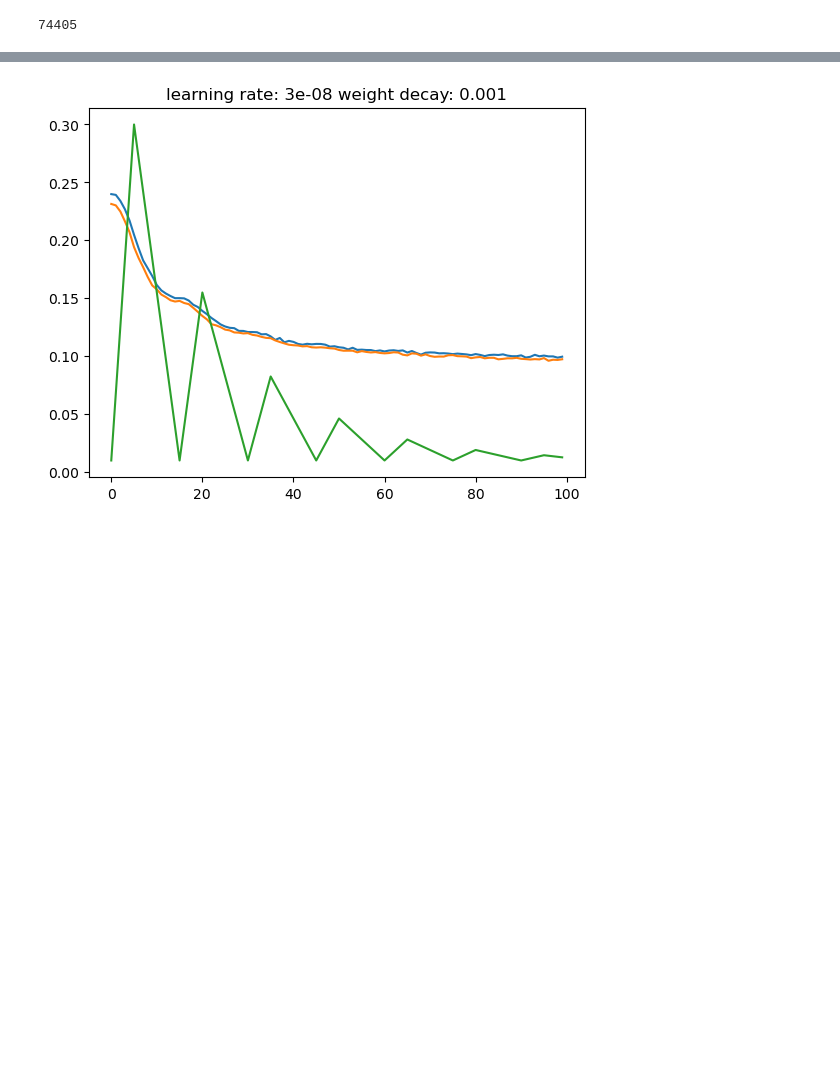
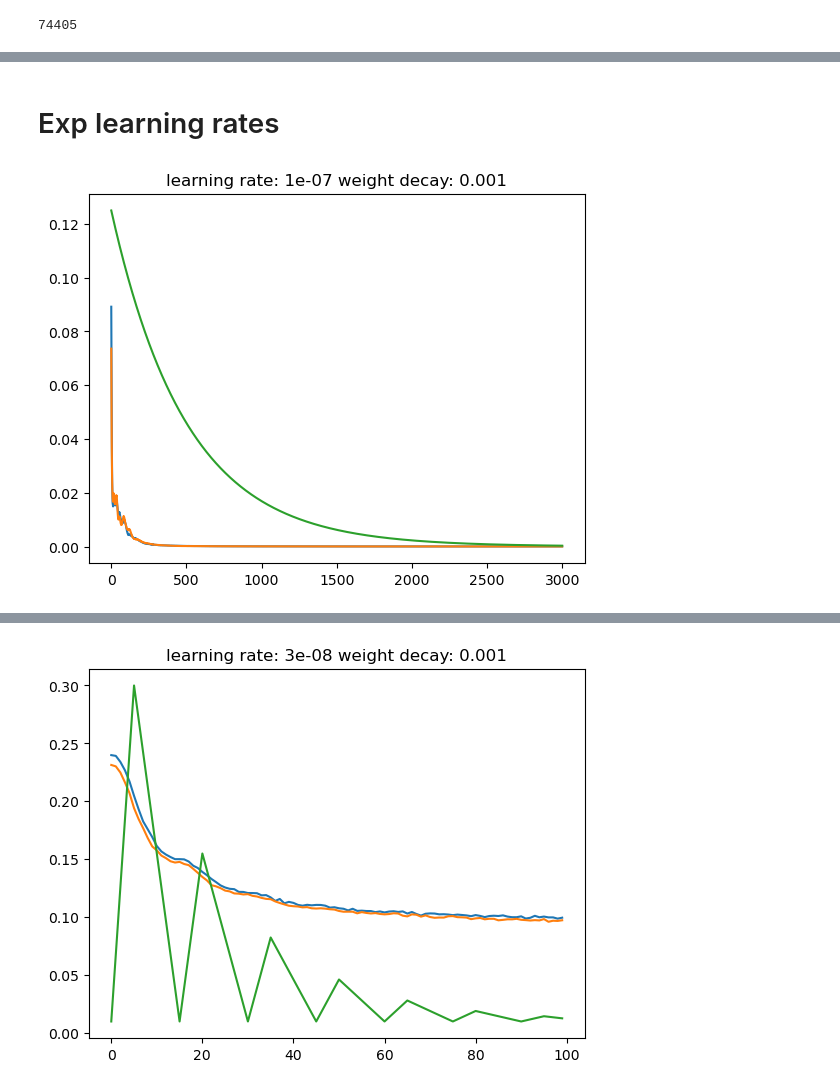
Before and after one commit to Harshjoon/instrument_position_detection_using_ML, a Jupyter notebook: notebooks/set_4/learning_rate_test.ipynb, the cells around one changed output, grey strips where cells are left out. Drawn from its saved outputs; the diff is of its cells as text; code cells hidden in the pictures; blank space fills up the shorter version.

```diff
--- a/notebooks/set_4/learning_rate_test.ipynb
+++ b/notebooks/set_4/learning_rate_test.ipynb
@@ -102,8 +102,8 @@ def train_one_epoch(
     optimizer
 ):
     running_loss = 0.
-    #loss_fn = nn.MSELoss()
-    loss_fn = nn.L1Loss()
+    loss_fn = nn.MSELoss()
+    #loss_fn = nn.L1Loss()
 
     model.train(True)
 
@@ -125,8 +125,8 @@ def validate_one_epoch(
     optimizer
 ):
     running_loss = 0.
-    #loss_fn = nn.MSELoss()
-    loss_fn = nn.L1Loss()
+    loss_fn = nn.MSELoss()
+    #loss_fn = nn.L1Loss()
     model.train(False)
     model.eval()
 
@@ -244,0 +252,27 @@ EPOCH:  100  Train loss:  0.0996  Val loss:  0.0974  LR:  1.2e-09
+# %% [markdown]
+# Exp learning rates
+# %%
+# lr = 1e-7
+# wd = 1e-3
+# model = Network()
+# epochs = 1000
+# optimizer = torch.optim.Adam(
+#         model.parameters(),
+#         lr           = lr,
+#         weight_decay = wd,
+#     )
+
+# gamma = 0.997
+# scheduler = lr_scheduler.ExponentialLR(
+#     optimizer,
+#     #step_size = scheduler_step_size,
+#     gamma     = gamma)
+
+txt = "learning rate: " + str(lr) +  " weight decay: " + str(wd)
+plt.title(txt)
+plt.plot(train_losses)
+plt.plot(val_losses)
+plt.plot( [lr/8e-7 for lr in lrs ])
+plt.show()
+# %% [output]
+[figure, added]
```
Also changed, not shown: parts of 16 cells of this notebook, 5 other files.
